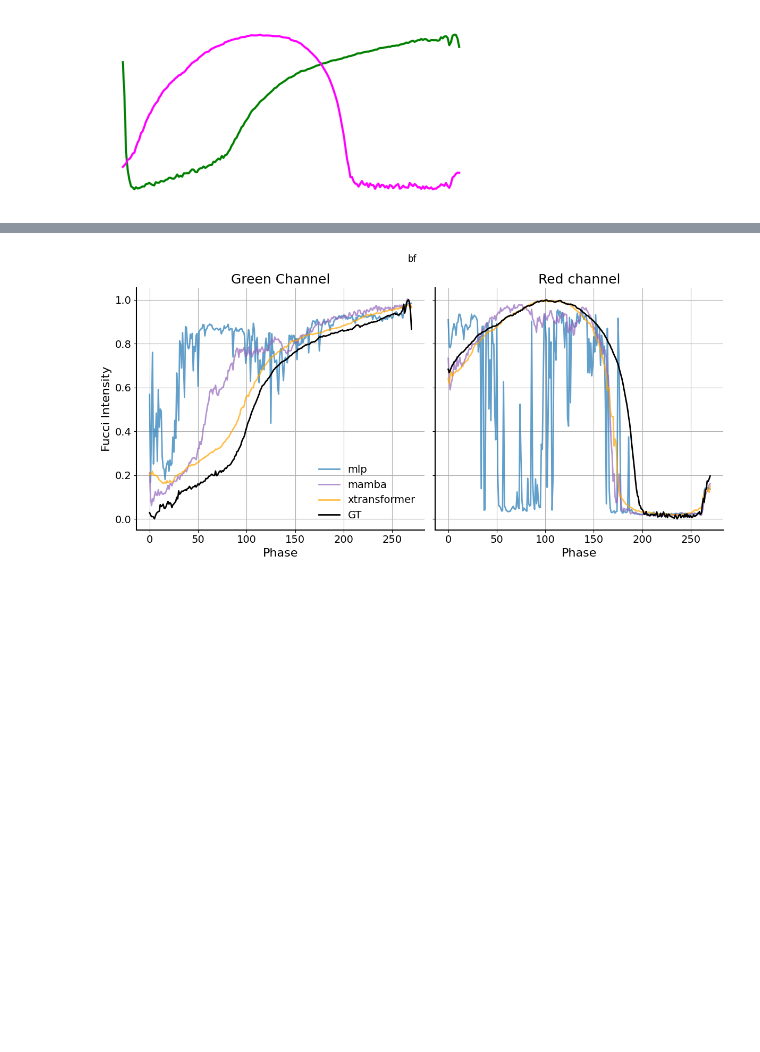
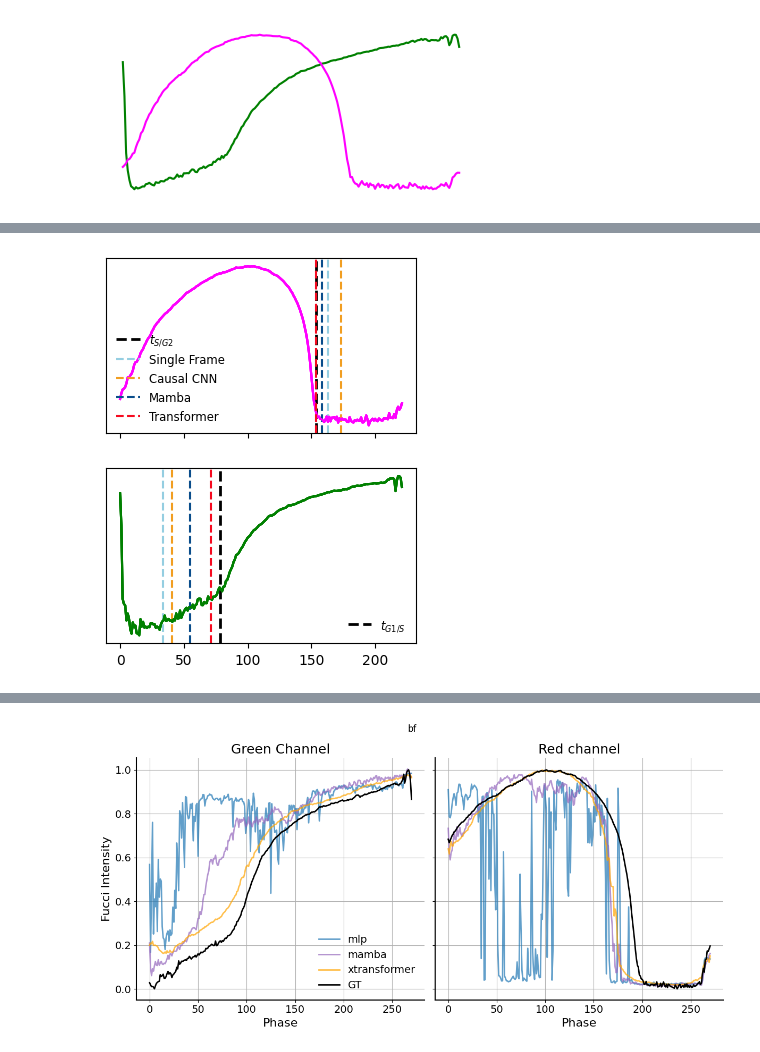
Before and after one commit to louisleger/cell-cycle, a Jupyter notebook: nb_result_analysis/tables_notebook-louis.ipynb, the cells around one changed output, grey strips where cells are left out. Cells and saved outputs as stored; diff of their text form; code cells hidden in the pictures; blank space fills up the shorter version.

Commit message:
checkpoints visuali

```diff
--- a/nb_result_analysis/tables_notebook-louis.ipynb
+++ b/nb_result_analysis/tables_notebook-louis.ipynb
@@ -286,20 +291,3 @@ for head in good_heads:
 [figure]
 [figure]
 [figure]
-# %%
-mod = "bf"
-idx = 115
-
-
-for head in good_heads:
-    fig, ax1 = plt.subplots(1, 1, figsize=(6, 4), sharey=True)
-
-    ax1.plot(data[mod][head][idx][:, 0], label=f"{head}", color="green", alpha=1)
-    ax1.plot(data[mod][head][idx][:, 1], label=f"{head}", color="magenta", alpha=1)
-    #ax1.grid('off')
-    ax1.set_xticks([])
-    ax1.set_yticks([])
-    ax1.spines.top =  True
-    ax1.spines.right = True
-    plt.tight_layout()
-    plt.show()
@@ -314,0 +359,30 @@ KeyError: 'GT'
+# %%
+
+columns = ['L_1', 'L_{1, FUCCI_1}', 'L_{1, FUCCI_2}', 'R^2', 'DTW', ]
+super_columns = {'bf':"Brightfield", 'h2b': "Histone H2B"}
+models = {key:val for key, val in zip(good_heads, ['Single Frame', 'Causal CNN', 'Mamba', 'Transformer'])}
+# %%
+
+threshold_green, threshold_red = 0.03, 0.005
+idx_crossing_gt, idx_crossing_gt = find_crossing_points(taus, gt_tracks, tr_green=threshold_green,tr_red=threshold_red, smooth_window=None)
+
+rows = []
+for mod in ['bf']:
+    i = 26
+    fig, ax = plt.subplots(2, 1, figsize=(4, 5), sharex=True, sharey=True)
+    ax[0].axvline(idx_crossing_gt[i, 1], color="black", linestyle="--", alpha=1, label="$t_{S/G2}$", lw=2)
+    ax[1].axvline(idx_crossing_gt[i, 0], color="black", linestyle="--", alpha=1, label="$t_{G1/S}$", lw=2)
+    ax[1].legend(frameon=False, fontsize="small", loc='lower right')
+    ax[0].set_yticks([])
+    ax[1].set_yticks([])
+    for color, head in zip( ['#95cee1',"#f19e21", "#0a4d8b",    "#f60b20",], good_heads):
+        _, idx = find_crossing_points(taus, data[mod][head], tr_green=threshold_green,tr_red=threshold_red, smooth_window=None)
+        rows.append(np.nanmean(np.abs(idx - idx_crossing_gt), axis=0).tolist())
+        ax[0].plot(gt_tracks[i][:, 1], color="magenta")
+        ax[0].axvline(idx[i, 1], color=color, linestyle="--", label = models[head])
+        ax[1].plot(gt_tracks[i][:, 0], color="green")
+        ax[1].axvline(idx[i, 0], color=color, linestyle="--", label = models[head])
+    ax[0].legend(frameon=False, fontsize="small", loc='lower left')
+    plt.show()
+# %% [output]
+[figure, added]
```
Also changed, not shown: parts of 13 cells of this notebook.
